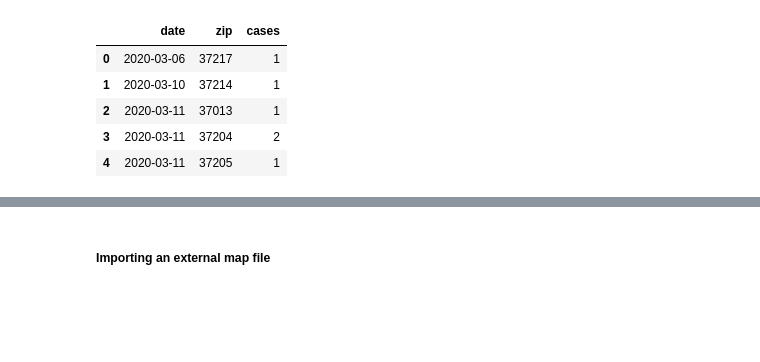
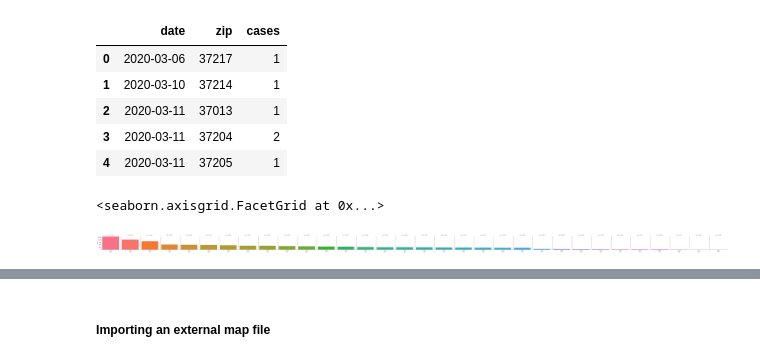
Before and after one commit to Engu12/nash-covid-cases-vaccines-honky_tonkin, a Jupyter notebook: notebook/EDAbook.ipynb, the cells around one changed output, grey strips where cells are left out. Drawn from its saved outputs; the diff is of its cells as text; code cells hidden in the pictures; blank space fills up the shorter version.

```diff
--- a/notebook/EDAbook.ipynb
+++ b/notebook/EDAbook.ipynb
@@ -278,5 +384,8 @@ covidzip_df.head()
 | 4 | 2020-03-11 | 37205 | 1 |
 # %%
 
-g=sns.FacetGrid(covidzip_df, col='zip',height=5,hue='zip')
-g.map(plt.barh,"zip","cases")
+g=sns.FacetGrid(covid_zip_summary, col='zip',hue='zip')
+g.map(plt.bar,"zip","cases")
+# %% [output]
+<seaborn.axisgrid.FacetGrid at 0x...>
+[figure, added]
```
Also changed, not shown: parts of 33 cells of this notebook, 3 other files.
